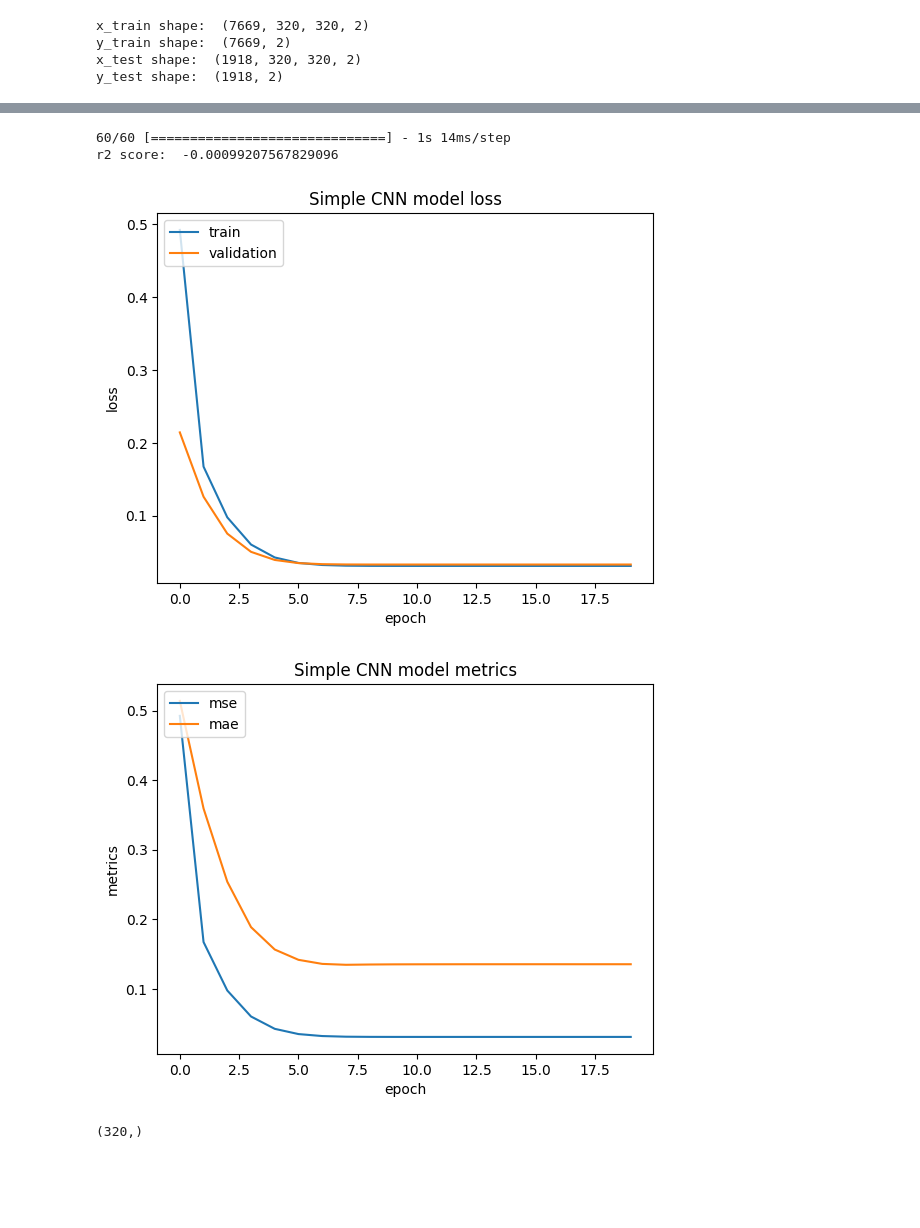
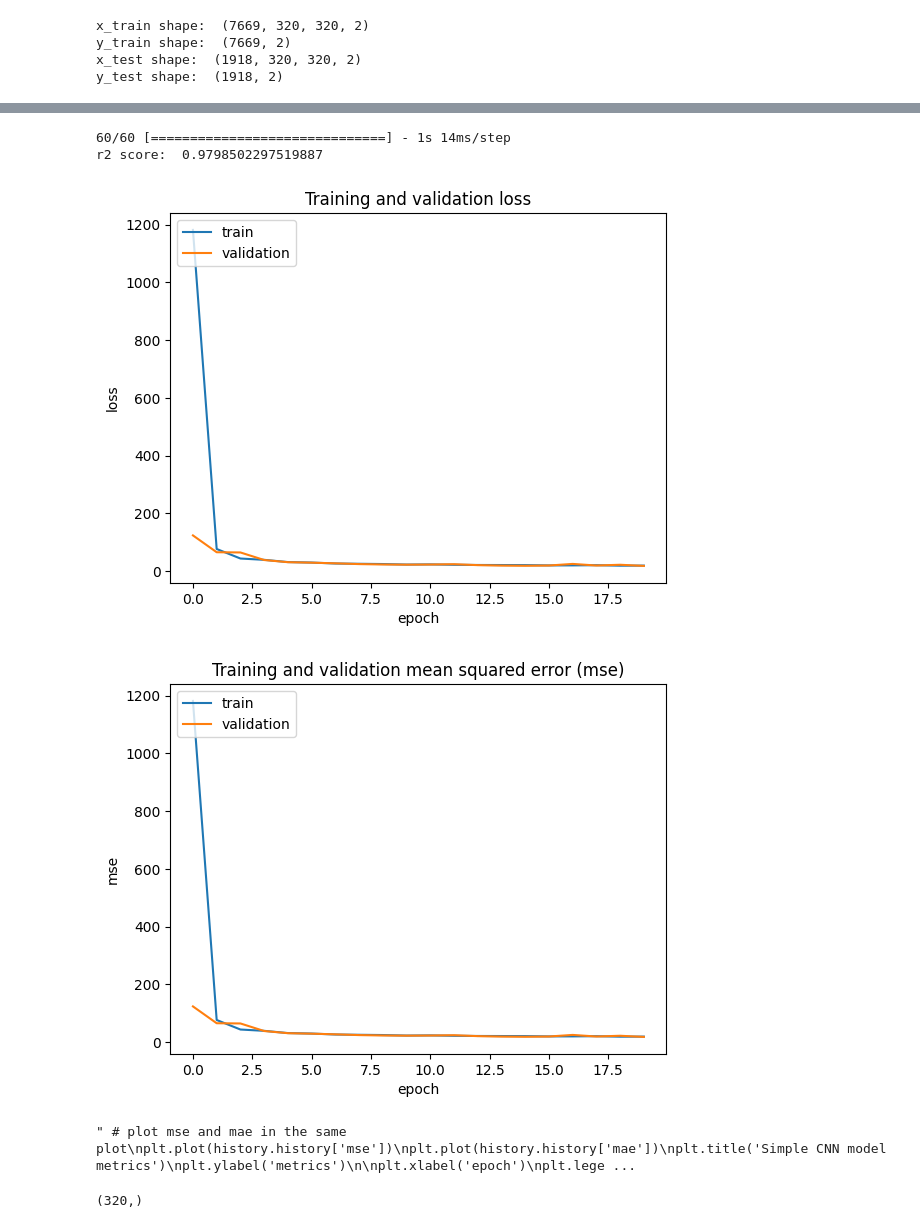
Before and after one commit to jpsousaUP/SSL_Project_1, a Jupyter notebook: notebooks/Regression/Seminar_simple_1.ipynb, the cells around one changed output, grey strips where cells are left out. Drawn from its saved outputs; the diff is of its cells as text; code cells hidden in the pictures; blank space fills up the shorter version.

```diff
--- a/notebooks/Regression/Seminar_simple_1.ipynb
+++ b/notebooks/Regression/Seminar_simple_1.ipynb
@@ -67,7 +67,7 @@ dim_lh = feats[:, 1:3]
 max_lh = dim_lh.max(axis=0)
 
 # normalize dim_lh based on max value of each column
-dim_lh = dim_lh / max_lh
+#dim_lh = dim_lh / max_lh
 
 dim_lh
 # %% [output]
@@ -129,7 +129,7 @@ def build_simpleCNN_model(resolution, n_channels, n_classes):
     x = Dropout(0.5)(x)
 
     # Add a fully connected layer with 128 units and a ReLU activation function
-    x = Dense(128, activation='relu')(x)
+    #x = Dense(128, activation='relu')(x)
     #x = Dropout(0.5)(x)
     # Add two output layers each with 1 unit and a linear activation function
     output1 = Dense(n_classes, activation="linear")(x)
@@ -226,41 +229,51 @@ print(score)
 # %%
 # eval regression model
 from sklearn.metrics import r2_score
 
 y_pred = model.predict(X_test)
 r2 = r2_score(y_test, y_pred)
 print("r2 score: ", r2)
 
-# save model
-model.save("simpleCNN_model.h5")
+
 
 # plot loss and metrics: mse and mae
 import matplotlib.pyplot as plt
 
 # plot loss
 plt.plot(history.history['loss'])
 plt.plot(history.history['val_loss'])
-plt.title('Simple CNN model loss')
+plt.title('Training and validation loss')
 plt.ylabel('loss')
 
 plt.xlabel('epoch')
 plt.legend(['train', 'validation'], loc='upper left')
 plt.show()
 
-# plot mse and mae in the same plot
+# train and validation mse
+plt.plot(history.history['mse'])
+plt.plot(history.history['val_mse'])
+plt.title('Training and validation mean squared error (mse)')
+plt.ylabel('mse')
+
+plt.xlabel('epoch')
+plt.legend(['train', 'validation'], loc='upper left')
+plt.show()
+
+""" # plot mse and mae in the same plot
 plt.plot(history.history['mse'])
 plt.plot(history.history['mae'])
 plt.title('Simple CNN model metrics')
 plt.ylabel('metrics')
 
 plt.xlabel('epoch')
 plt.legend(['mse', 'mae'], loc='upper left')
-plt.show()
+plt.show() """
 # %% [output]
 60/60 [==============================] - 1s 14ms/step
-r2 score:  -0.00099207567829096
+r2 score:  0.9798502297519887
-[figure, old version]
+[figure, new version]
-[figure, old version]
+[figure, new version]
+" # plot mse and mae in the same plot\nplt.plot(history.history['mse'])\nplt.plot(history.history['mae'])\nplt.title('Simple CNN model metrics')\nplt.ylabel('metrics')\n\nplt.xlabel('epoch')\nplt.lege ...
 # %%
 # make a black image with the same shape as X_test[0]
 black_image = np.zeros(X_test[0].shape[0])
```
Also changed, not shown: parts of 9 cells of this notebook, 2 other files.
